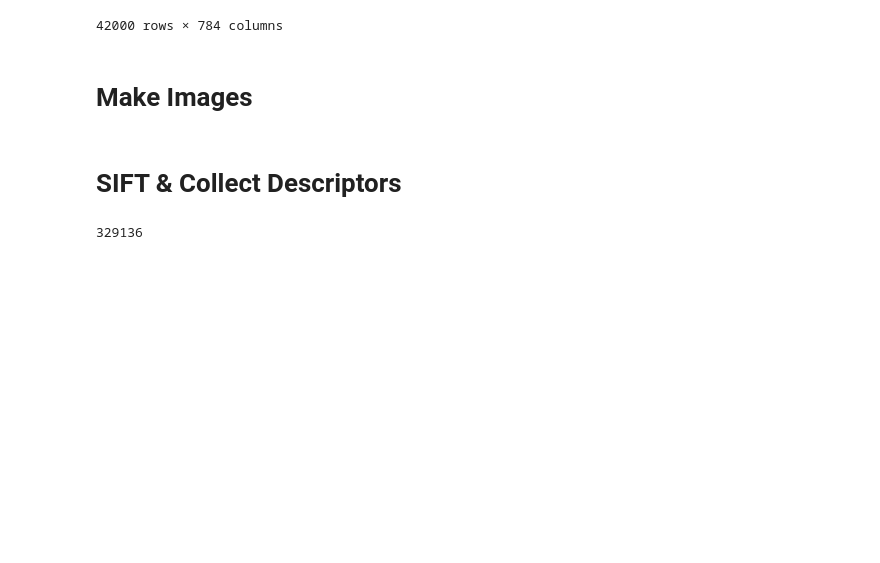
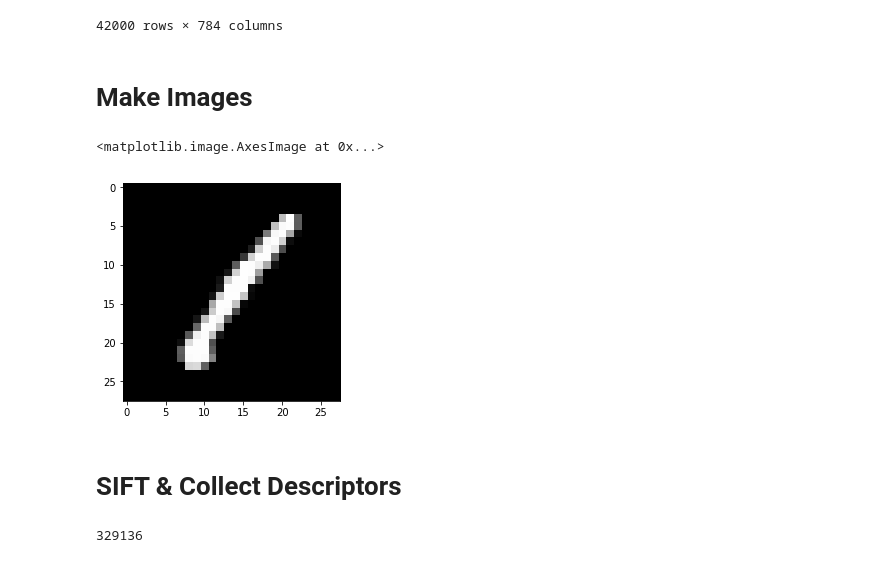
Before and after one commit to roomylee/ImageProcessing, a Jupyter notebook: TermProject/MNIST_30Cluster-Result_0.58.ipynb, the cells around one changed output. Saved outputs shown, nothing was run; the diff lists cells and outputs as text; code cells hidden in the pictures; blank space fills up the shorter version.

```diff
--- a/TermProject/MNIST_30Cluster-Result_0.58.ipynb
+++ b/TermProject/MNIST_30Cluster-Result_0.58.ipynb
@@ -44,6 +44,11 @@ for i in range(len(df)):
     for j in range(0, 28):
         img.append(df.loc[i].tolist()[j*28:(j+1)*28])
     images.append(img)
+# %%
+plt.imshow(images[0], 'gray')
+# %% [output]
+<matplotlib.image.AxesImage at 0x...>
+[figure, added]
 # %% [markdown]
 # SIFT & Collect Descriptors
 # %%
```
Also changed, not shown: parts of 2 cells of this notebook, 1 other file.
